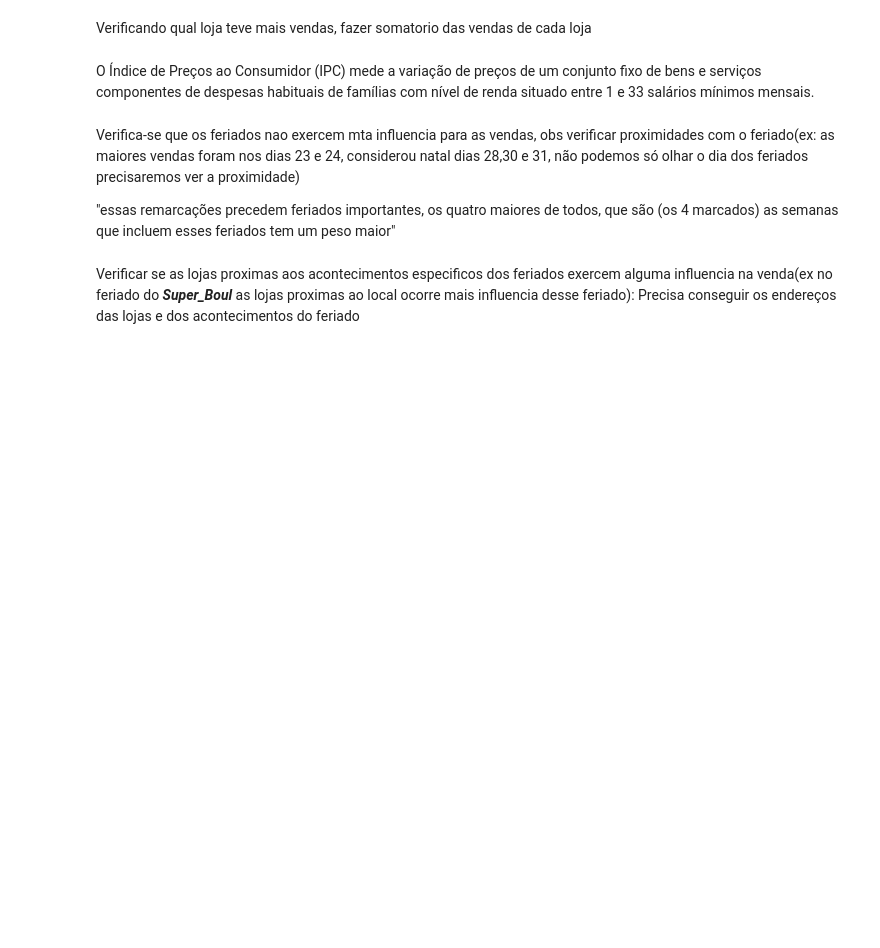
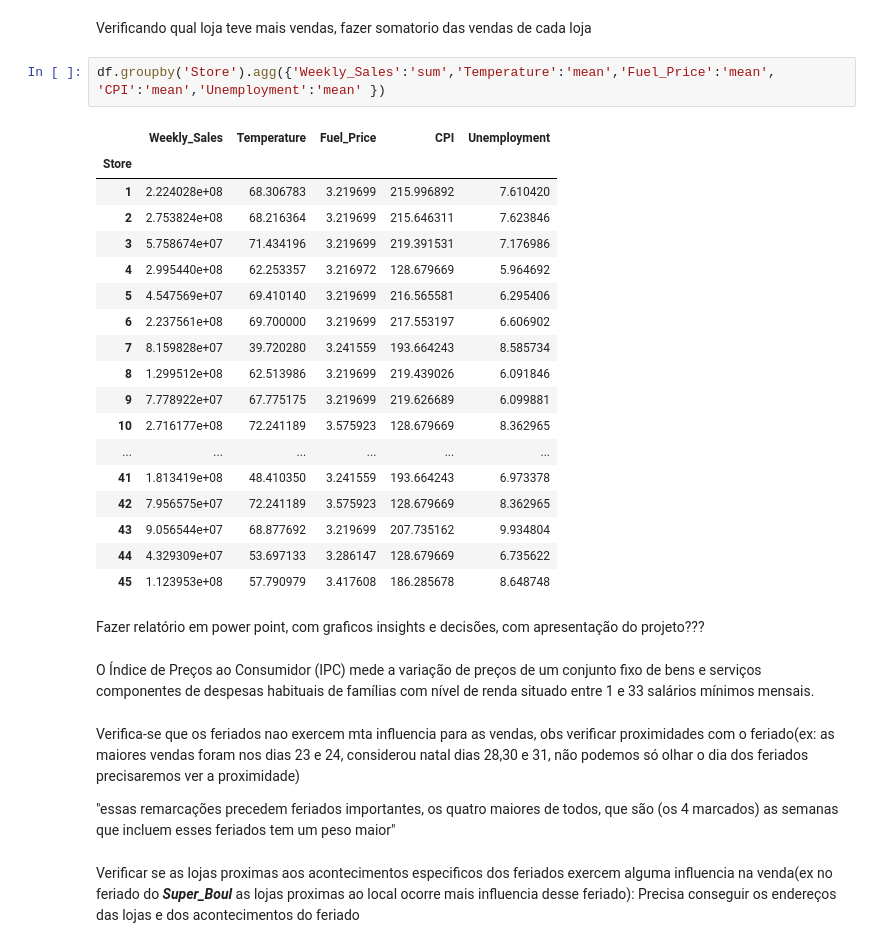
Before and after one commit to GingerLeh/deliverable-2, a Jupyter notebook: deliverable2_002.ipynb, the cells around one changed output. Cells and saved outputs as stored; diff of their text form; blank space fills up the shorter version.

```diff
--- a/deliverable2_002.ipynb
+++ b/deliverable2_002.ipynb
@@ -217,5 +255,28 @@ sns.barplot(x='Holiday_Flag', y='Weekly_Sales', data=df)
 # %% [markdown]
 Verificando qual loja teve mais vendas, fazer somatorio das vendas de cada loja
+# %%
+df.groupby('Store').agg({'Weekly_Sales':'sum','Temperature':'mean','Fuel_Price':'mean', 'CPI':'mean','Unemployment':'mean' })
+# %% [output]
+|  | Weekly_Sales | Temperature | Fuel_Price | CPI | Unemployment |
+| Store |  |  |  |  |  |
+| 1 | 2.224028e+08 | 68.306783 | 3.219699 | 215.996892 | 7.610420 |
+| 2 | 2.753824e+08 | 68.216364 | 3.219699 | 215.646311 | 7.623846 |
+| 3 | 5.758674e+07 | 71.434196 | 3.219699 | 219.391531 | 7.176986 |
+| 4 | 2.995440e+08 | 62.253357 | 3.216972 | 128.679669 | 5.964692 |
+| 5 | 4.547569e+07 | 69.410140 | 3.219699 | 216.565581 | 6.295406 |
+| 6 | 2.237561e+08 | 69.700000 | 3.219699 | 217.553197 | 6.606902 |
+| 7 | 8.159828e+07 | 39.720280 | 3.241559 | 193.664243 | 8.585734 |
+| 8 | 1.299512e+08 | 62.513986 | 3.219699 | 219.439026 | 6.091846 |
+| 9 | 7.778922e+07 | 67.775175 | 3.219699 | 219.626689 | 6.099881 |
+| 10 | 2.716177e+08 | 72.241189 | 3.575923 | 128.679669 | 8.362965 |
+| ... | ... | ... | ... | ... | ... |
+| 41 | 1.813419e+08 | 48.410350 | 3.241559 | 193.664243 | 6.973378 |
+| 42 | 7.956575e+07 | 72.241189 | 3.575923 | 128.679669 | 8.362965 |
+| 43 | 9.056544e+07 | 68.877692 | 3.219699 | 207.735162 | 9.934804 |
+| 44 | 4.329309e+07 | 53.697133 | 3.286147 | 128.679669 | 6.735622 |
+| 45 | 1.123953e+08 | 57.790979 | 3.417608 | 186.285678 | 8.648748 |
+# %% [markdown]
+Fazer relatório em power point, com graficos insights e decisões, com apresentação do projeto???
 # %% [markdown]
 O Índice de Preços ao Consumidor (IPC) mede a variação de preços de um conjunto fixo de bens e serviços componentes de despesas habituais de famílias com nível de renda situado entre 1 e 33 salários mínimos mensais.
 # %% [markdown]
```
Also changed, not shown: parts of 5 cells of this notebook.
